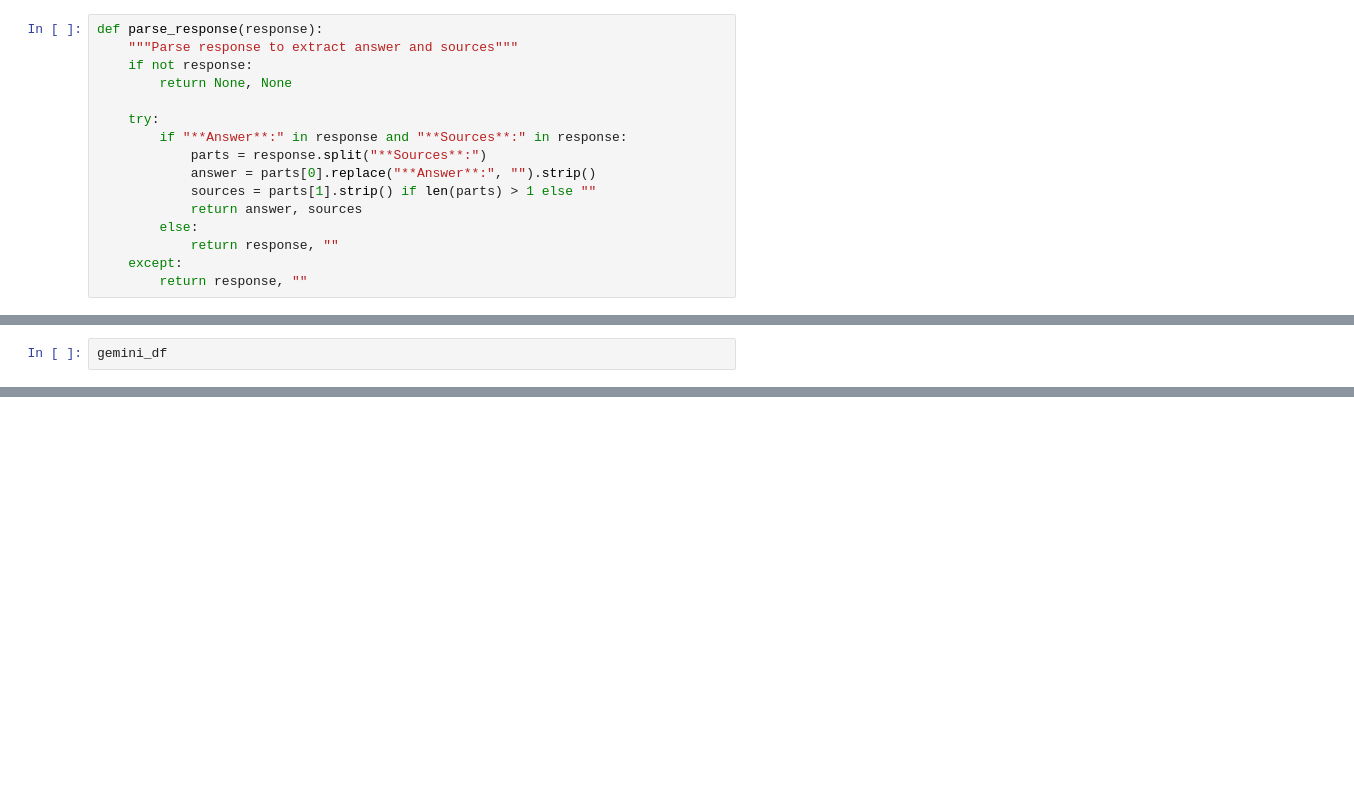
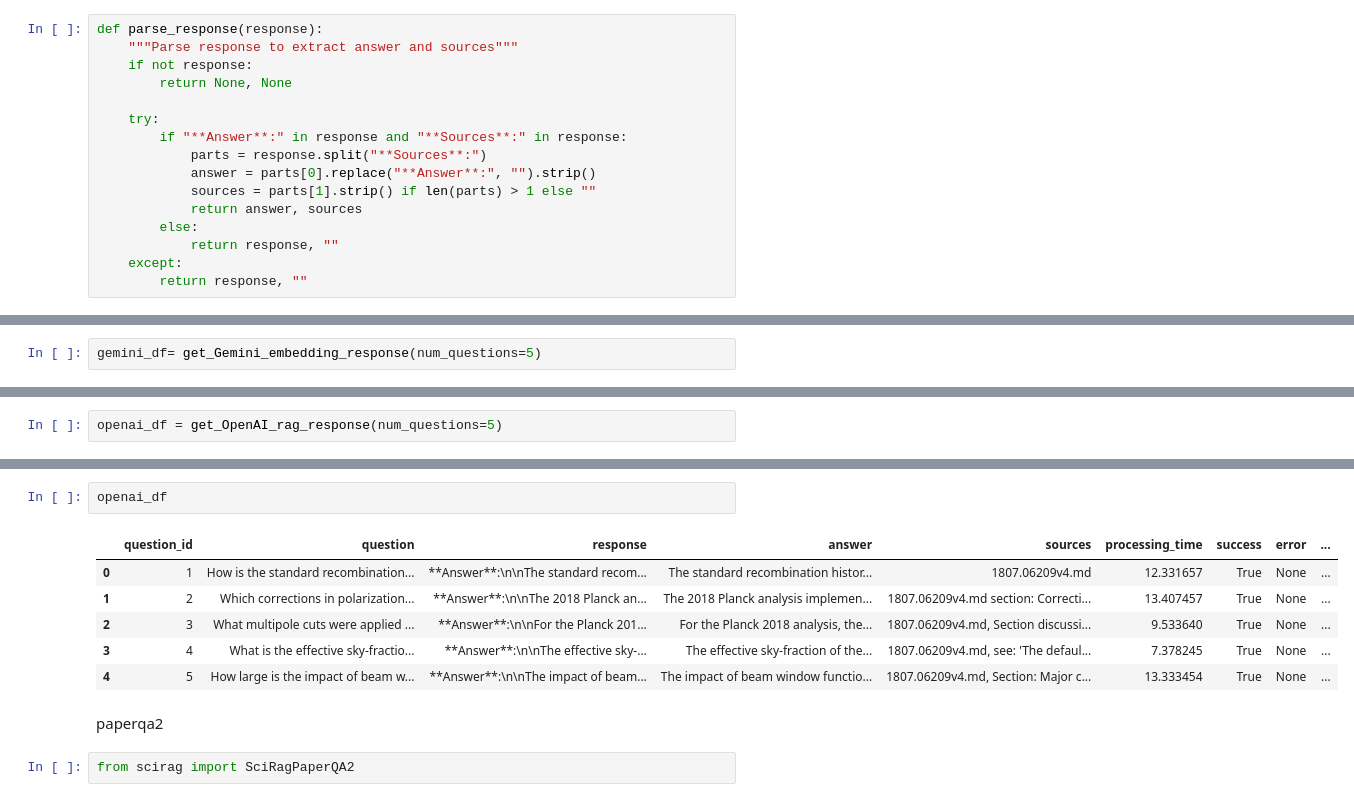
Before and after one commit to jakobtfaber/scirag, a Jupyter notebook: notebooks/eval.ipynb, the cells around one changed output, grey strips where cells are left out. Cells and saved outputs as stored; diff of their text form; blank space fills up the shorter version.

```diff
--- a/notebooks/eval.ipynb
+++ b/notebooks/eval.ipynb
@@ -179,3 +192,3 @@ Processing question 5/5
 # %%
-gemini_df
+gemini_df= get_Gemini_embedding_response(num_questions=5)
 # %% [output]
@@ -196,0 +303,2 @@ openai_df
+# %%
+openai_df = get_OpenAI_rag_response(num_questions=5)
@@ -196,0 +316,13 @@ openai_df
+# %%
+openai_df
+# %% [output]
+|  | question_id | question | response | answer | sources | processing_time | success | error | ... |
+| 0 | 1 | How is the standard recombination... | **Answer**:\n\nThe standard recom... | The standard recombination histor... | 1807.06209v4.md | 12.331657 | True | None | ... |
+| 1 | 2 | Which corrections in polarization... | **Answer**:\n\nThe 2018 Planck an... | The 2018 Planck analysis implemen... | 1807.06209v4.md section: Correcti... | 13.407457 | True | None | ... |
+| 2 | 3 | What multipole cuts were applied ... | **Answer**:\n\nFor the Planck 201... | For the Planck 2018 analysis, the... | 1807.06209v4.md, Section discussi... | 9.533640 | True | None | ... |
+| 3 | 4 | What is the effective sky-fractio... | **Answer**:\n\nThe effective sky-... | The effective sky-fraction of the... | 1807.06209v4.md, see: 'The defaul... | 7.378245 | True | None | ... |
+| 4 | 5 | How large is the impact of beam w... | **Answer**:\n\nThe impact of beam... | The impact of beam window functio... | 1807.06209v4.md, Section: Major c... | 13.333454 | True | None | ... |
+# %% [markdown]
+paperqa2
+# %%
+from scirag import SciRagPaperQA2
```
Also changed, not shown: parts of 14 cells of this notebook, 2 other files.
